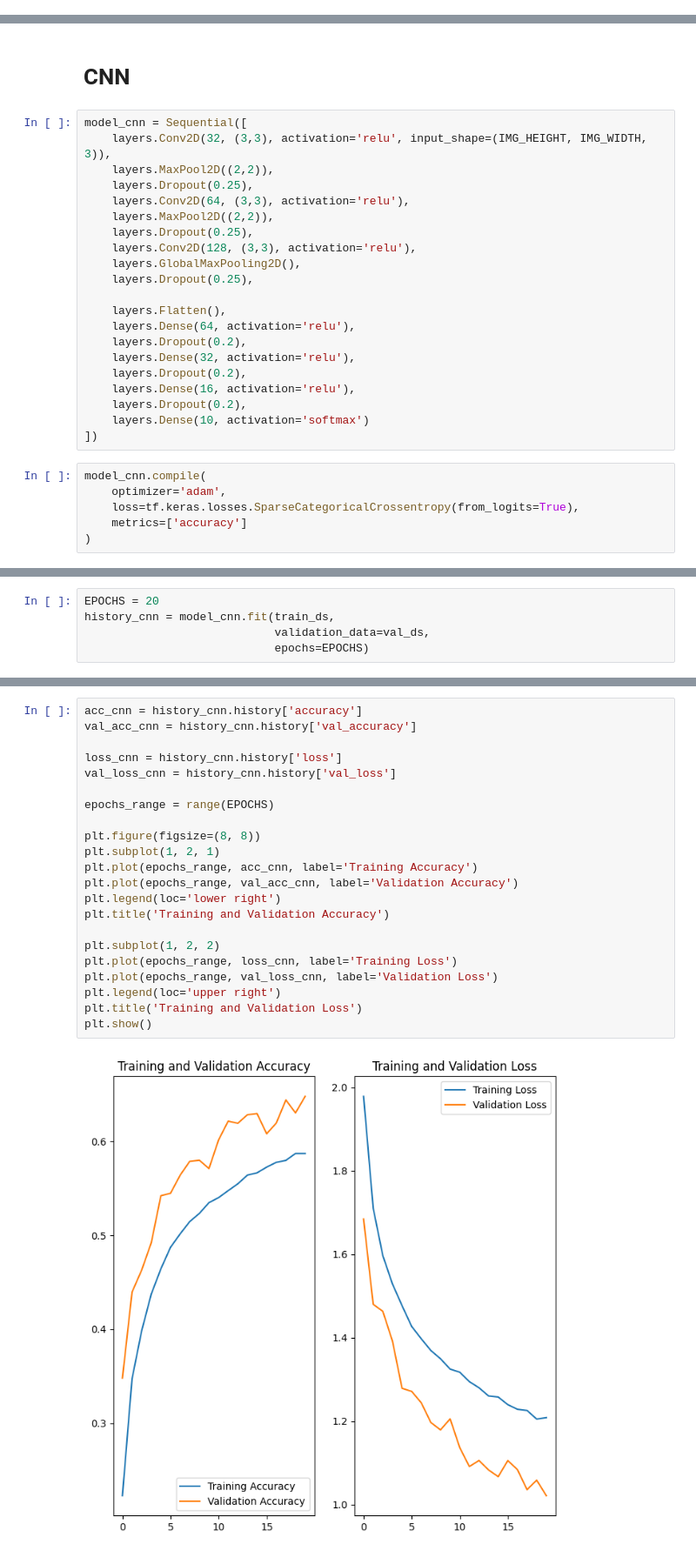
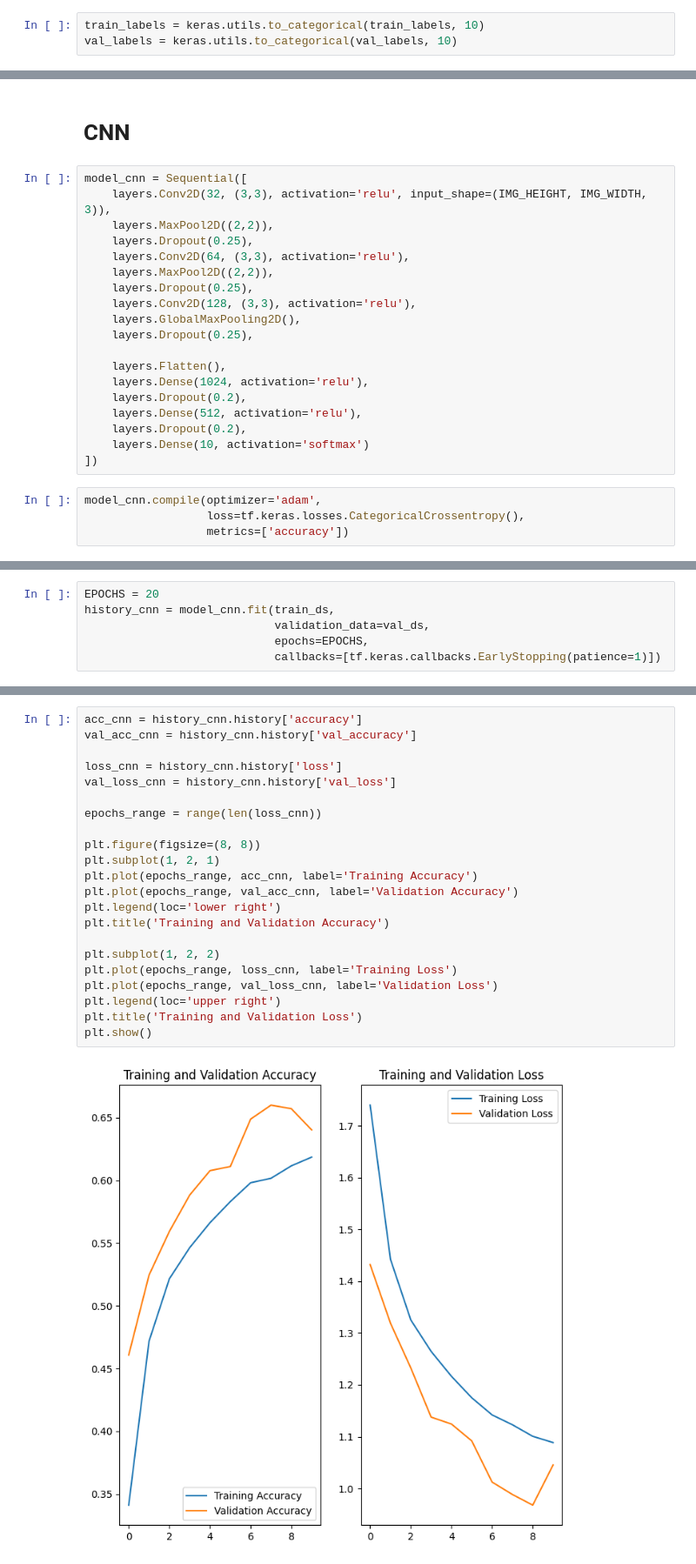
Before and after one commit to kuomat/image_playground, a Jupyter notebook: classification.ipynb, the cells around one changed output, grey strips where cells are left out. Shown: that part at 87% size. Drawn from its saved outputs; the diff is of its cells as text.

```diff
--- a/classification.ipynb
+++ b/classification.ipynb
@@ -55,0 +65,3 @@ val_images = val_images.astype('float32') / 255
+# %%
+train_labels = keras.utils.to_categorical(train_labels, 10)
+val_labels = keras.utils.to_categorical(val_labels, 10)
@@ -203,20 +166,16 @@ model_cnn = Sequential([
     layers.Dropout(0.25),
 
     layers.Flatten(),
-    layers.Dense(64, activation='relu'),
+    layers.Dense(1024, activation='relu'),
     layers.Dropout(0.2),
-    layers.Dense(32, activation='relu'),
-    layers.Dropout(0.2),
-    layers.Dense(16, activation='relu'),
+    layers.Dense(512, activation='relu'),
     layers.Dropout(0.2),
     layers.Dense(10, activation='softmax')
 ])
 # %%
-model_cnn.compile(
-    optimizer='adam',
-    loss=tf.keras.losses.SparseCategoricalCrossentropy(from_logits=True),
-    metrics=['accuracy']
-)
+model_cnn.compile(optimizer='adam',
+                  loss=tf.keras.losses.CategoricalCrossentropy(),
+                  metrics=['accuracy'])
 # %%
 model_cnn.summary()
 # %% [output]
@@ -241,6 +200,7 @@ _________________________________________________________________
 EPOCHS = 20
 history_cnn = model_cnn.fit(train_ds,
                             validation_data=val_ds,
-                            epochs=EPOCHS)
+                            epochs=EPOCHS,
+                            callbacks=[tf.keras.callbacks.EarlyStopping(patience=1)])
 # %% [output]
 Epoch 1/20
@@ -263,24 +228,24 @@ Epoch 20/20
 # %%
 acc_cnn = history_cnn.history['accuracy']
 val_acc_cnn = history_cnn.history['val_accuracy']
 
 loss_cnn = history_cnn.history['loss']
 val_loss_cnn = history_cnn.history['val_loss']
 
-epochs_range = range(EPOCHS)
+epochs_range = range(len(loss_cnn))
 
 plt.figure(figsize=(8, 8))
 plt.subplot(1, 2, 1)
 plt.plot(epochs_range, acc_cnn, label='Training Accuracy')
 plt.plot(epochs_range, val_acc_cnn, label='Validation Accuracy')
 plt.legend(loc='lower right')
 plt.title('Training and Validation Accuracy')
 
 plt.subplot(1, 2, 2)
 plt.plot(epochs_range, loss_cnn, label='Training Loss')
 plt.plot(epochs_range, val_loss_cnn, label='Validation Loss')
 plt.legend(loc='upper right')
 plt.title('Training and Validation Loss')
 plt.show()
 # %% [output]
-[figure, old version]
+[figure, new version]
```
Also changed, not shown: parts of 24 cells of this notebook.
